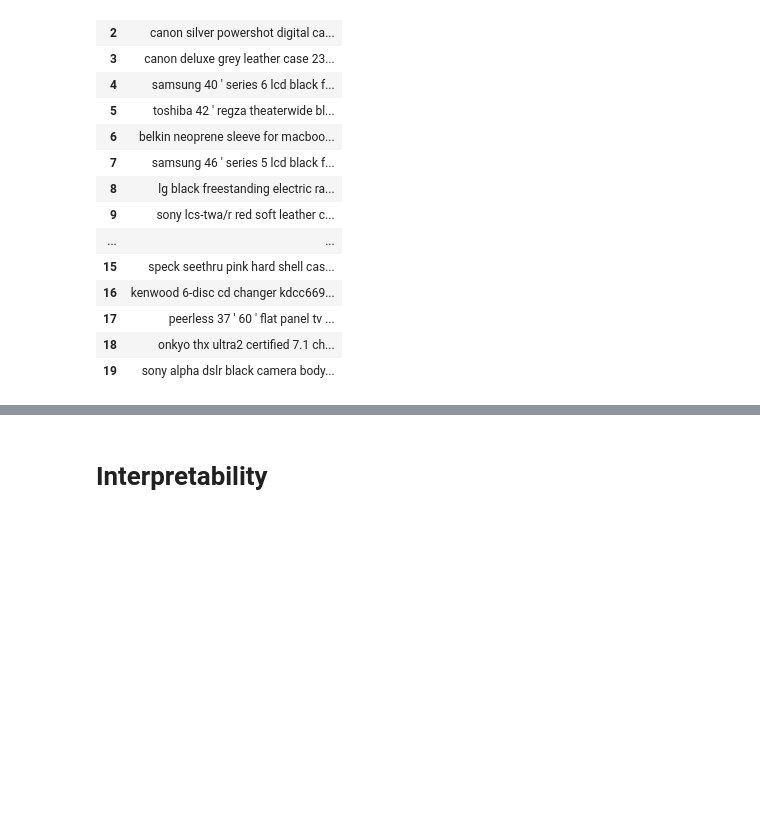
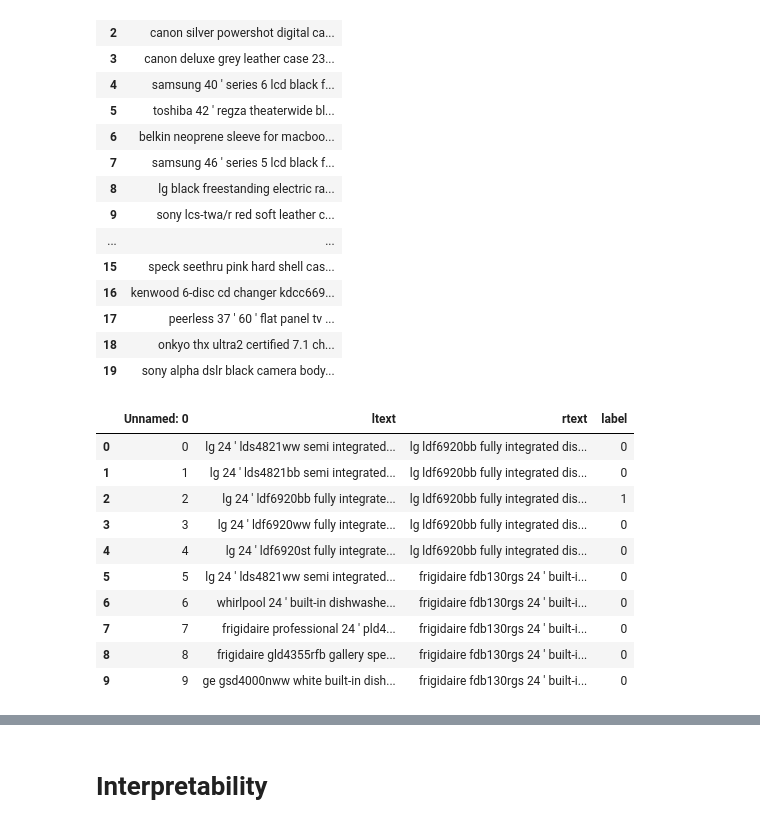
Before and after one commit to damianr13/master-thesis-kth, a Jupyter notebook: notebooks/data_insights.ipynb, the cells around one changed output, grey strips where cells are left out. Saved outputs shown, nothing was run; the diff lists cells and outputs as text; code cells hidden in the pictures; blank space fills up the shorter version.

```diff
--- a/notebooks/data_insights.ipynb
+++ b/notebooks/data_insights.ipynb
@@ -145,3 +145,18 @@ display(show_with_contrast(correct[correct['label'] == 1]))
 | 17 | peerless 37 ' 60 ' flat panel tv ... |
 | 18 | onkyo thx ultra2 certified 7.1 ch... |
 | 19 | sony alpha dslr black camera body... |
+# %%
+train_valid_df = pd.concat((train_df, valid_df))
+train_valid_df.head(10)
+# %% [output]
+|  | Unnamed: 0 | ltext | rtext | label |
+| 0 | 0 | lg 24 ' lds4821ww semi integrated... | lg ldf6920bb fully integrated dis... | 0 |
+| 1 | 1 | lg 24 ' lds4821bb semi integrated... | lg ldf6920bb fully integrated dis... | 0 |
+| 2 | 2 | lg 24 ' ldf6920bb fully integrate... | lg ldf6920bb fully integrated dis... | 1 |
+| 3 | 3 | lg 24 ' ldf6920ww fully integrate... | lg ldf6920bb fully integrated dis... | 0 |
+| 4 | 4 | lg 24 ' ldf6920st fully integrate... | lg ldf6920bb fully integrated dis... | 0 |
+| 5 | 5 | lg 24 ' lds4821ww semi integrated... | frigidaire fdb130rgs 24 ' built-i... | 0 |
+| 6 | 6 | whirlpool 24 ' built-in dishwashe... | frigidaire fdb130rgs 24 ' built-i... | 0 |
+| 7 | 7 | frigidaire professional 24 ' pld4... | frigidaire fdb130rgs 24 ' built-i... | 0 |
+| 8 | 8 | frigidaire gld4355rfb gallery spe... | frigidaire fdb130rgs 24 ' built-i... | 0 |
+| 9 | 9 | ge gsd4000nww white built-in dish... | frigidaire fdb130rgs 24 ' built-i... | 0 |
```
Also changed, not shown: parts of 2 cells of this notebook, 4 other files.
